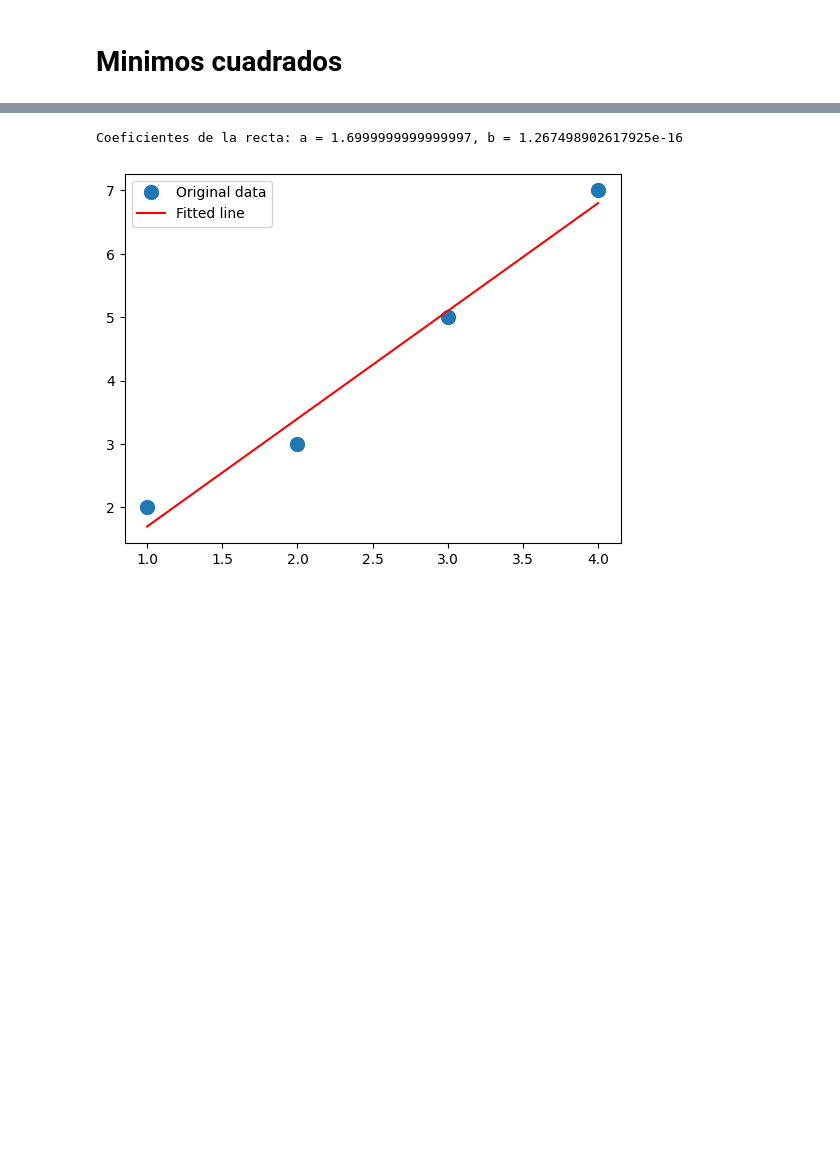
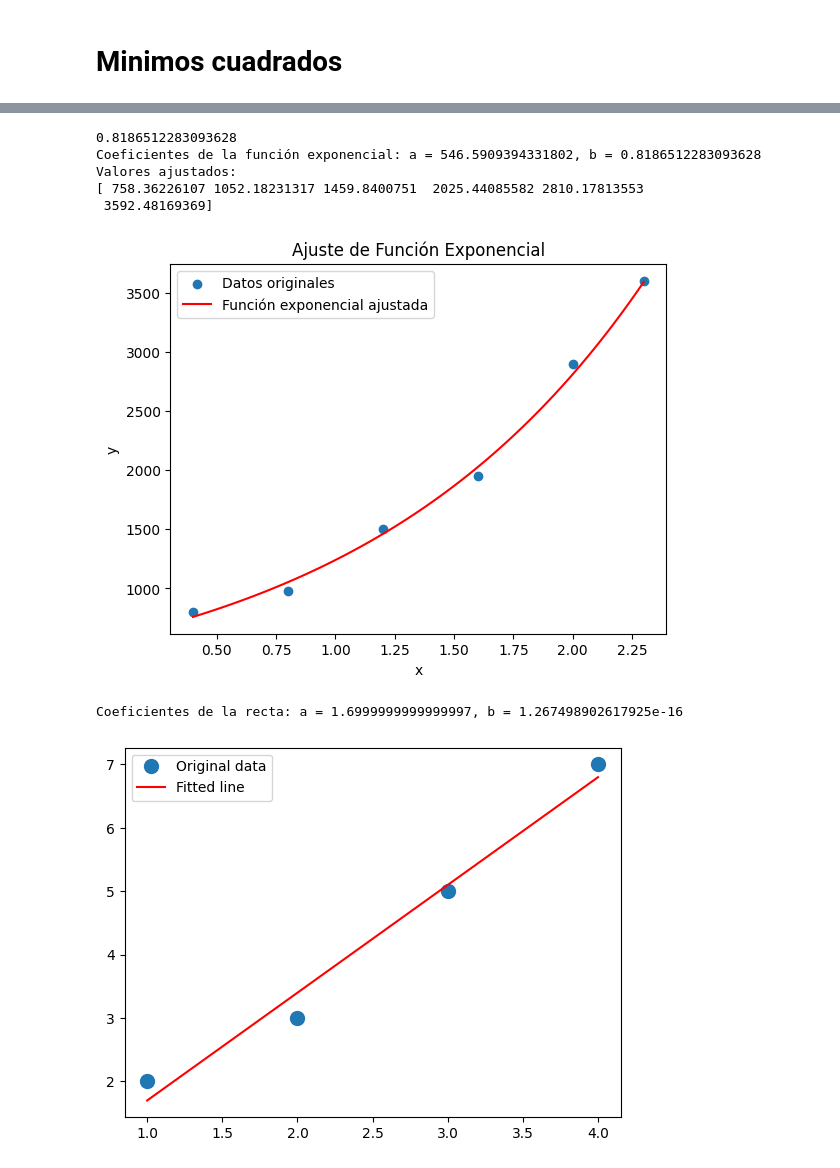
Before and after one commit to thsergitox/Numerico, a Jupyter notebook: sistemas_lineales.ipynb, the cells around one changed output, grey strips where cells are left out. Cells and saved outputs as stored; diff of their text form; code cells hidden in the pictures; blank space fills up the shorter version.

```diff
--- a/sistemas_lineales.ipynb
+++ b/sistemas_lineales.ipynb
@@ -390,3 +460,58 @@ Matriz U:
+# %%
+import numpy as np
+
+# Datos proporcionados
+x = np.array([0.4, 0.8, 1.2, 1.6, 2, 2.3], dtype=float)
+y = np.array([800, 975, 1500, 1950, 2900, 3600], dtype=float)
+
+# Transformar y a ln(y)
+Y = np.log(y)
+
+# Construcción de la matriz de diseño A
+A_matrix = np.vstack([np.ones(len(x)), x]).T
+
+# Resolución del sistema A_matrix.T * A_matrix * coef = A_matrix.T * Y
+coef = np.linalg.lstsq(A_matrix, Y, rcond=None)[0]
+
+# Coeficientes del ajuste
+A = coef[0]
+
+b = coef[1]
+
+a = np.exp(A)
+
+print(f"Coeficientes de la función exponencial: a = {a}, b = {b}")
+
+# Función exponencial resultante
+def exponential(x):
+    return a * np.exp(b * x)
+
+# Valores ajustados
+y_fit = exponential(x)
+
+# Imprimir los valores ajustados
+print("Valores ajustados:")
+print(y_fit)
+
+# Visualización del ajuste
+import matplotlib.pyplot as plt
+
+plt.scatter(x, y, label='Datos originales')
+x_vals = np.linspace(min(x), max(x), 100)
+y_vals = exponential(x_vals)
+plt.plot(x_vals, y_vals, label='Función exponencial ajustada', color='red')
+plt.xlabel('x')
+plt.ylabel('y')
+plt.legend()
+plt.title('Ajuste de Función Exponencial')
+plt.show()
+# %% [output]
+0.8186512283093628
+Coeficientes de la función exponencial: a = 546.5909394331802, b = 0.8186512283093628
+Valores ajustados:
+[ 758.36226107 1052.18231317 1459.8400751  2025.44085582 2810.17813553
+ 3592.48169369]
+[figure, added]
 # %%
 import numpy as np
 
```
Also changed, not shown: parts of 4 cells of this notebook, 3 other files.
